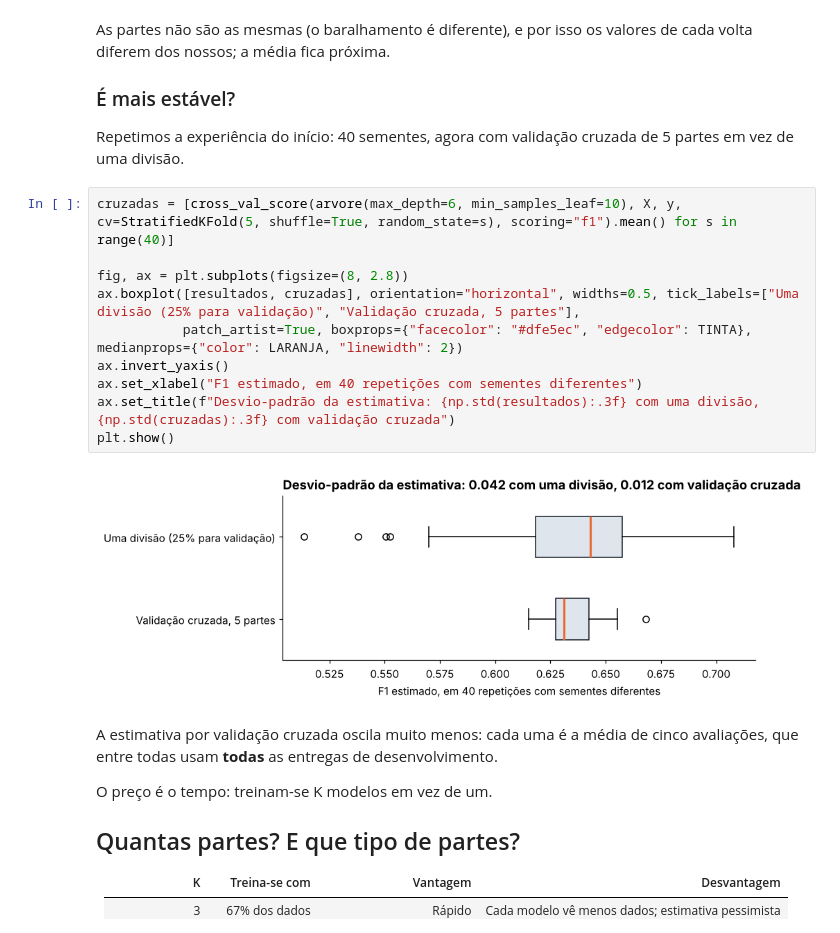
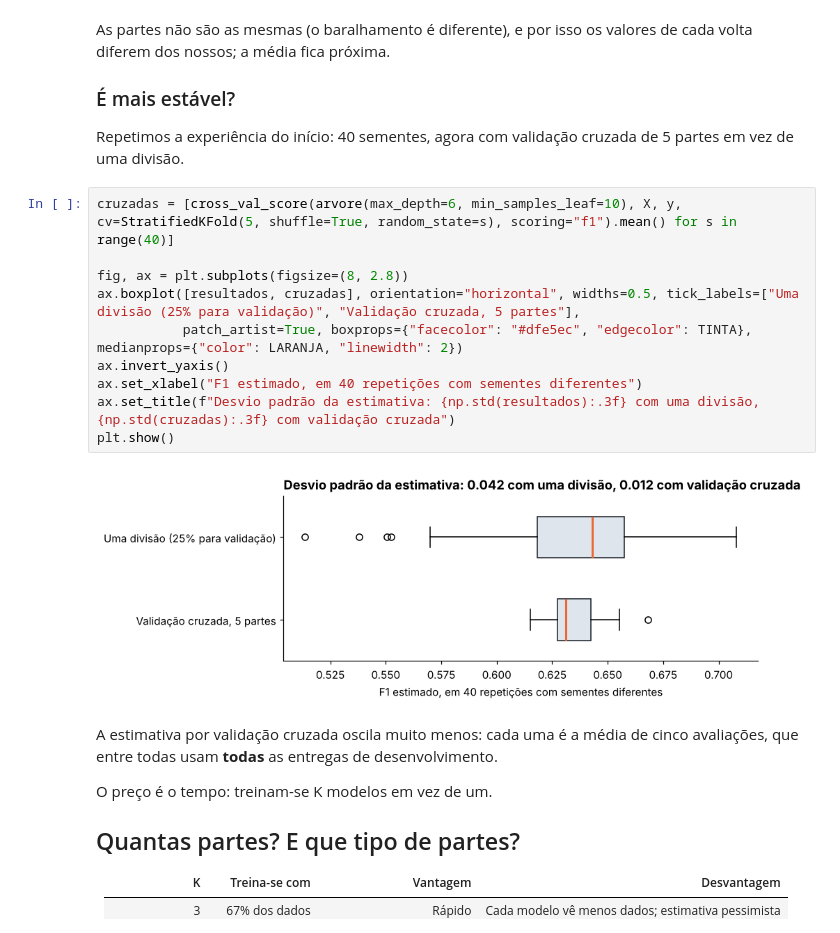
Before and after one commit to ricardoluizdasilva/mestrado_ai_estudos, a Jupyter notebook: Introdução à Ciência de Dados/tutorial_ciencia_dados/modulo_6_modelos_supervisionados/06_Validacao_Cruzada.ipynb, the cells around one changed output. Cells and saved outputs as stored; diff of their text form.

```diff
--- a/Introdução à Ciência de Dados/tutorial_ciencia_dados/modulo_6_modelos_supervisionados/06_Validacao_Cruzada.ipynb
+++ b/Introdução à Ciência de Dados/tutorial_ciencia_dados/modulo_6_modelos_supervisionados/06_Validacao_Cruzada.ipynb
@@ -210,15 +210,15 @@ Repetimos a experiência do início: 40 sementes, agora com validação cruzada
 # %%
 cruzadas = [cross_val_score(arvore(max_depth=6, min_samples_leaf=10), X, y, cv=StratifiedKFold(5, shuffle=True, random_state=s), scoring="f1").mean() for s in range(40)]
 
 fig, ax = plt.subplots(figsize=(8, 2.8))
 ax.boxplot([resultados, cruzadas], orientation="horizontal", widths=0.5, tick_labels=["Uma divisão (25% para validação)", "Validação cruzada, 5 partes"],
            patch_artist=True, boxprops={"facecolor": "#dfe5ec", "edgecolor": TINTA}, medianprops={"color": LARANJA, "linewidth": 2})
 ax.invert_yaxis()
 ax.set_xlabel("F1 estimado, em 40 repetições com sementes diferentes")
-ax.set_title(f"Desvio-padrão da estimativa: {np.std(resultados):.3f} com uma divisão, {np.std(cruzadas):.3f} com validação cruzada")
+ax.set_title(f"Desvio padrão da estimativa: {np.std(resultados):.3f} com uma divisão, {np.std(cruzadas):.3f} com validação cruzada")
 plt.show()
 # %% [output]
-[figure, old version]
+[figure, new version]
 # %% [markdown]
 A estimativa por validação cruzada oscila muito menos: cada uma é a média de cinco avaliações, que entre todas usam **todas** as entregas de desenvolvimento.
 
```
Also changed, not shown: parts of 9 cells of this notebook, 11 other files.
